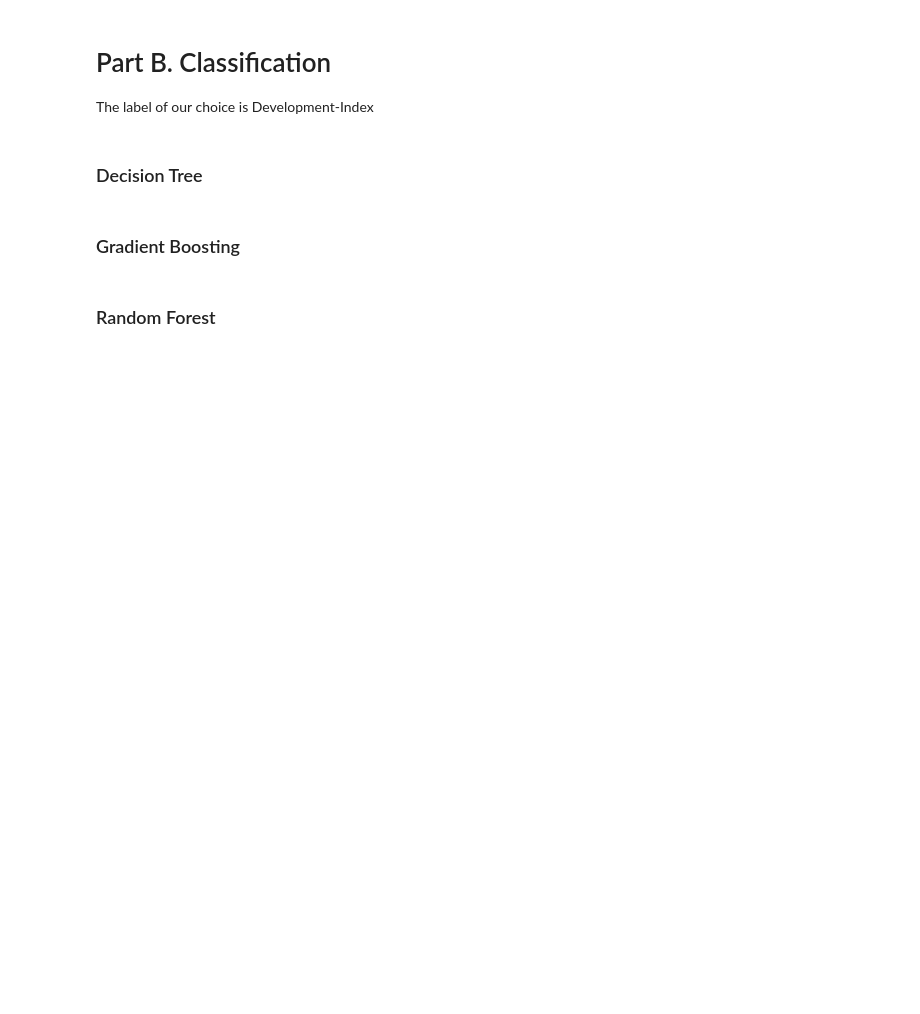
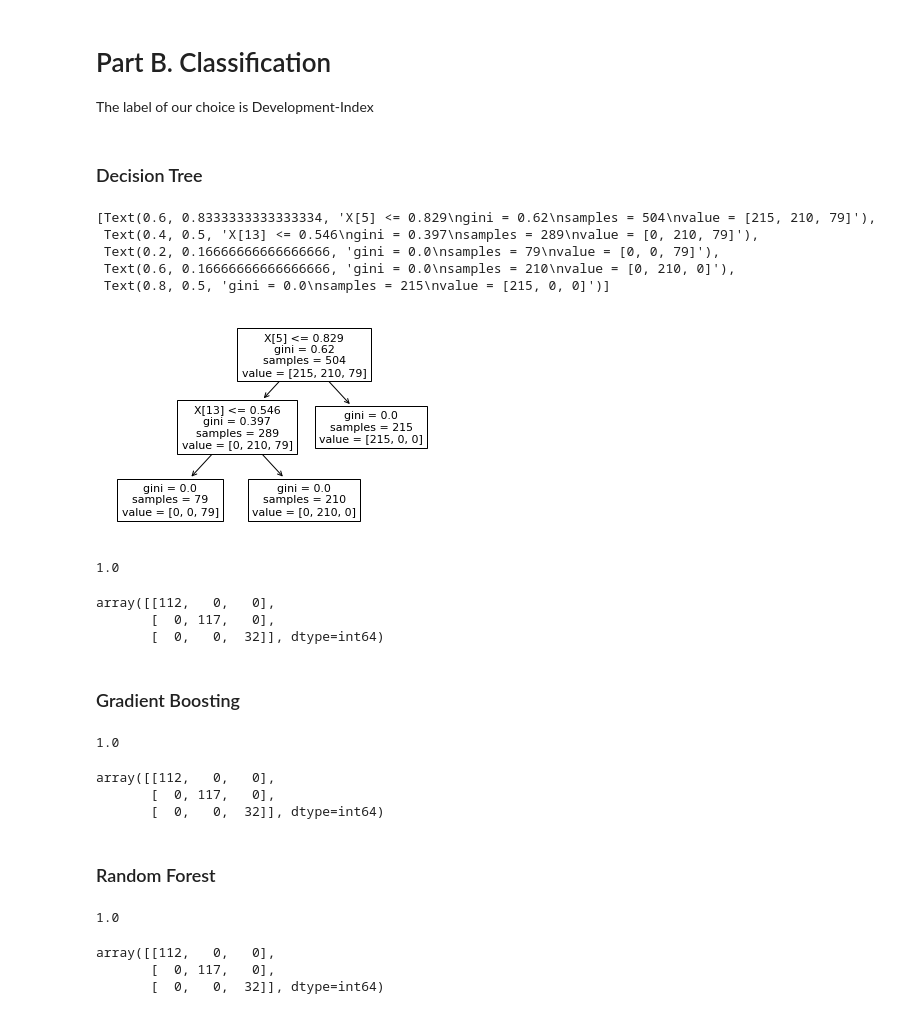
Before and after one commit to nseniow/Data-Science-Project, a Jupyter notebook: DataMining.ipynb, the cells around one changed output. Drawn from its saved outputs; the diff is of its cells as text; code cells hidden in the pictures; blank space fills up the shorter version.

```diff
--- a/DataMining.ipynb
+++ b/DataMining.ipynb
@@ -170,5 +179,4 @@ df_reduced = df[['life_expectancy_at_birth_t',
 'population_grown_annual',
 'pop_compuslory_school_age_total',
 'disaster_type',
-'disaster_subgroup',
-'development_index']]
+'disaster_subgroup']]
@@ -189,10 +207,3 @@ df_ohe.head()
 # %% [markdown]
 ### Handling of missing values
 Most of this was handled in deliverable 2 but we still have some null values so we will impute them with pandas
-# %%
-
-df_ohe['number_of_stillbirths'].fillna(df_ohe['number_of_stillbirths'].mean(), inplace=True)
-df_ohe['part_time_employment_t'].fillna(df_ohe['part_time_employment_t'].mean(), inplace=True)
-df_ohe['immunization_hepb3'].fillna(df_ohe['immunization_hepb3'].mean(), inplace=True)
-df_ohe['domestic_general_government_health_expenditure'].fillna(df_ohe['domestic_general_government_health_expenditure'].mean(), inplace=True)
-df_ohe['pop_compuslory_school_age_total'].fillna(df_ohe['pop_compuslory_school_age_total'].mean(), inplace=True)
@@ -201,3 +210,7 @@ df_ohe['pop_compuslory_school_age_total'].fillna(df_ohe['pop_compuslory_school_a
+# %%
+
+for col in df_ohe.columns[df_ohe.isna().any()].tolist():
+    df_ohe[col].fillna(df_ohe[col].mean(), inplace=True)
 # %% [markdown]
 ### Normalization of numeric attributes to ensure all attributes are of equal importance during learning
 # %%
@@ -218,7 +231,33 @@ df_ohe.head()
 # Part B. Classification
 
 The label of our choice is Development-Index
+# %%
+y = df['development_index'].to_numpy()
+x = df_ohe.to_numpy()
+
+x_train, x_test, y_train, y_test = train_test_split(x, y, test_size=0.34, random_state=42)
 # %% [markdown]
 ### Decision Tree
+# %%
+start_dt = time.time()
+dt_clf = tree.DecisionTreeClassifier()
+dt_clf = dt_clf.fit(x_train, y_train)
+end_dt = time.time()
+tree.plot_tree(dt_clf)
+# %% [output]
+[Text(0.6, 0.8333333333333334, 'X[5] <= 0.829\ngini = 0.62\nsamples = 504\nvalue = [215, 210, 79]'),
+ Text(0.4, 0.5, 'X[13] <= 0.546\ngini = 0.397\nsamples = 289\nvalue = [0, 210, 79]'),
+ Text(0.2, 0.16666666666666666, 'gini = 0.0\nsamples = 79\nvalue = [0, 0, 79]'),
+ Text(0.6, 0.16666666666666666, 'gini = 0.0\nsamples = 210\nvalue = [0, 210, 0]'),
+ Text(0.8, 0.5, 'gini = 0.0\nsamples = 215\nvalue = [215, 0, 0]')]
+[figure, added]
+# %%
+print(dt_clf.score(x_test, y_test))
+confusion_matrix(y_test, dt_clf.predict(x_test))
+# %% [output]
+1.0
+array([[112,   0,   0],
+       [  0, 117,   0],
+       [  0,   0,  32]], dtype=int64)
 # %% [markdown]
 ### Gradient Boosting
@@ -225,2 +269,10 @@ The label of our choice is Development-Index
+# %%
+print(gb_clf.score(x_test, y_test))
+confusion_matrix(y_test, gb_clf.predict(x_test))
+# %% [output]
+1.0
+array([[112,   0,   0],
+       [  0, 117,   0],
+       [  0,   0,  32]], dtype=int64)
 # %% [markdown]
 ### Random Forest
@@ -226,0 +284,8 @@ The label of our choice is Development-Index
+# %%
+print(rf_clf.score(x_test, y_test))
+confusion_matrix(y_test, rf_clf.predict(x_test))
+# %% [output]
+1.0
+array([[112,   0,   0],
+       [  0, 117,   0],
+       [  0,   0,  32]], dtype=int64)
```
Also changed, not shown: parts of 12 cells of this notebook.
